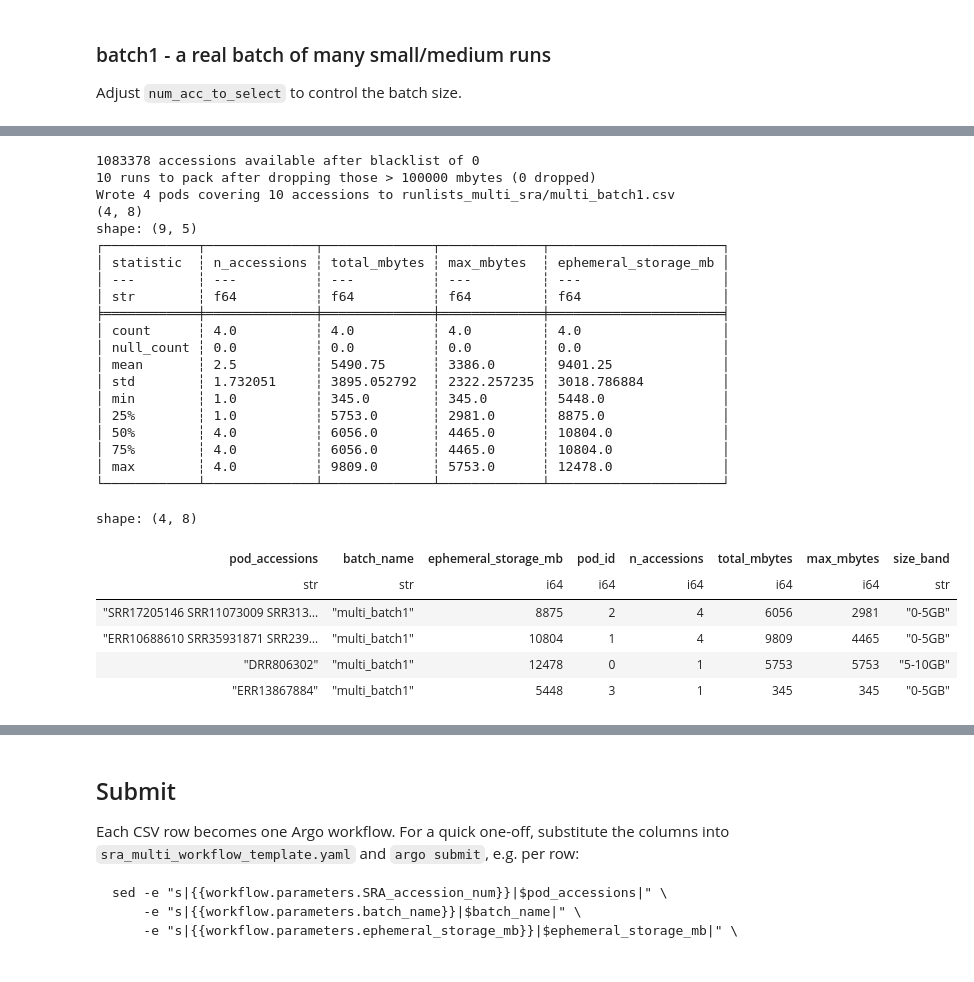
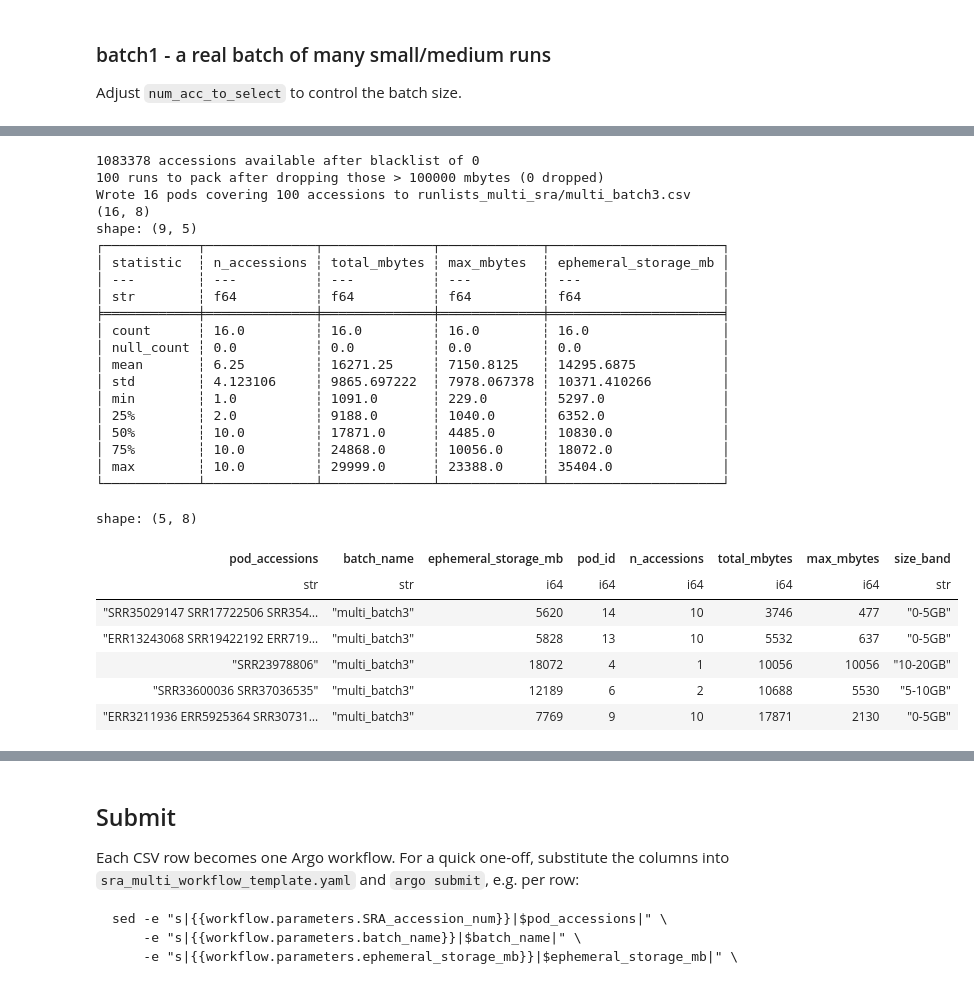
Before and after one commit to wwood/singlem-sra-processing, a Jupyter notebook: cloud/argo/sra_weebill_batch_creation.ipynb, the cells around one changed output, grey strips where cells are left out. Drawn from its saved outputs; the diff is of its cells as text; code cells hidden in the pictures.

```diff
--- a/cloud/argo/sra_weebill_batch_creation.ipynb
+++ b/cloud/argo/sra_weebill_batch_creation.ipynb
@@ -338,41 +418,43 @@ Adjust `num_acc_to_select` to control the batch size.
 # %%
-batch1 = generate_and_write_batch(
-    batch_name='multi_batch1',
+# Another 100 candidates
+batch3 = generate_and_write_batch(
+    batch_name='multi_batch3',
     to_process=to_process,
     blacklist_accs=[],
-    num_acc_to_select=10,
+    num_acc_to_select=100,
     making_batch=True,
-    max_accs_per_pod=4,
-    max_pod_mbytes=10_000,  # 10 GB per pod
+    max_accs_per_pod=10,
+    # max_pod_mbytes=10_000,  # 10 GB per pod
 )
-print(batch1.shape)
-print(batch1.select('n_accessions', 'total_mbytes', 'max_mbytes', 'ephemeral_storage_mb').describe())
-batch1#.head()
+print(batch3.shape)
+print(batch3.select('n_accessions', 'total_mbytes', 'max_mbytes', 'ephemeral_storage_mb').describe())
+batch3.head()
 # %% [output]
 1083378 accessions available after blacklist of 0
-10 runs to pack after dropping those > 100000 mbytes (0 dropped)
-Wrote 4 pods covering 10 accessions to runlists_multi_sra/multi_batch1.csv
-(4, 8)
+100 runs to pack after dropping those > 100000 mbytes (0 dropped)
+Wrote 16 pods covering 100 accessions to runlists_multi_sra/multi_batch3.csv
+(16, 8)
 shape: (9, 5)
 ┌────────────┬──────────────┬──────────────┬─────────────┬──────────────────────┐
 │ statistic  ┆ n_accessions ┆ total_mbytes ┆ max_mbytes  ┆ ephemeral_storage_mb │
 │ ---        ┆ ---          ┆ ---          ┆ ---         ┆ ---                  │
 │ str        ┆ f64          ┆ f64          ┆ f64         ┆ f64                  │
 ╞════════════╪══════════════╪══════════════╪═════════════╪══════════════════════╡
-│ count      ┆ 4.0          ┆ 4.0          ┆ 4.0         ┆ 4.0                  │
+│ count      ┆ 16.0         ┆ 16.0         ┆ 16.0        ┆ 16.0                 │
 │ null_count ┆ 0.0          ┆ 0.0          ┆ 0.0         ┆ 0.0                  │
-│ mean       ┆ 2.5          ┆ 5490.75      ┆ 3386.0      ┆ 9401.25              │
-│ std        ┆ 1.732051     ┆ 3895.052792  ┆ 2322.257235 ┆ 3018.786884          │
-│ min        ┆ 1.0          ┆ 345.0        ┆ 345.0       ┆ 5448.0               │
-│ 25%        ┆ 1.0          ┆ 5753.0       ┆ 2981.0      ┆ 8875.0               │
-│ 50%        ┆ 4.0          ┆ 6056.0       ┆ 4465.0      ┆ 10804.0              │
-│ 75%        ┆ 4.0          ┆ 6056.0       ┆ 4465.0      ┆ 10804.0              │
-│ max        ┆ 4.0          ┆ 9809.0       ┆ 5753.0      ┆ 12478.0              │
+│ mean       ┆ 6.25         ┆ 16271.25     ┆ 7150.8125   ┆ 14295.6875           │
+│ std        ┆ 4.123106     ┆ 9865.697222  ┆ 7978.067378 ┆ 10371.410266         │
+│ min        ┆ 1.0          ┆ 1091.0       ┆ 229.0       ┆ 5297.0               │
+│ 25%        ┆ 2.0          ┆ 9188.0       ┆ 1040.0      ┆ 6352.0               │
+│ 50%        ┆ 10.0         ┆ 17871.0      ┆ 4485.0      ┆ 10830.0              │
+│ 75%        ┆ 10.0         ┆ 24868.0      ┆ 10056.0     ┆ 18072.0              │
+│ max        ┆ 10.0         ┆ 29999.0      ┆ 23388.0     ┆ 35404.0              │
 └────────────┴──────────────┴──────────────┴─────────────┴──────────────────────┘
-shape: (4, 8)
+shape: (5, 8)
 | pod_accessions | batch_name | ephemeral_storage_mb | pod_id | n_accessions | total_mbytes | max_mbytes | size_band |
 | str | str | i64 | i64 | i64 | i64 | i64 | str |
-| "SRR17205146 SRR11073009 SRR313… | "multi_batch1" | 8875 | 2 | 4 | 6056 | 2981 | "0-5GB" |
-| "ERR10688610 SRR35931871 SRR239… | "multi_batch1" | 10804 | 1 | 4 | 9809 | 4465 | "0-5GB" |
-| "DRR806302" | "multi_batch1" | 12478 | 0 | 1 | 5753 | 5753 | "5-10GB" |
-| "ERR13867884" | "multi_batch1" | 5448 | 3 | 1 | 345 | 345 | "0-5GB" |
+| "SRR35029147 SRR17722506 SRR354… | "multi_batch3" | 5620 | 14 | 10 | 3746 | 477 | "0-5GB" |
+| "ERR13243068 SRR19422192 ERR719… | "multi_batch3" | 5828 | 13 | 10 | 5532 | 637 | "0-5GB" |
+| "SRR23978806" | "multi_batch3" | 18072 | 4 | 1 | 10056 | 10056 | "10-20GB" |
+| "SRR33600036 SRR37036535" | "multi_batch3" | 12189 | 6 | 2 | 10688 | 5530 | "5-10GB" |
+| "ERR3211936 ERR5925364 SRR30731… | "multi_batch3" | 7769 | 9 | 10 | 17871 | 2130 | "0-5GB" |
```
Also changed, not shown: parts of 6 cells of this notebook, 1 other file.
